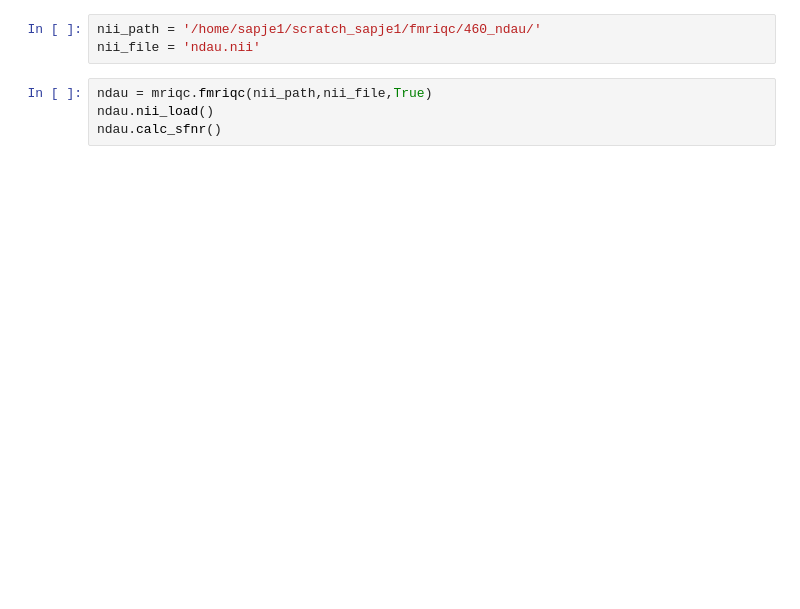
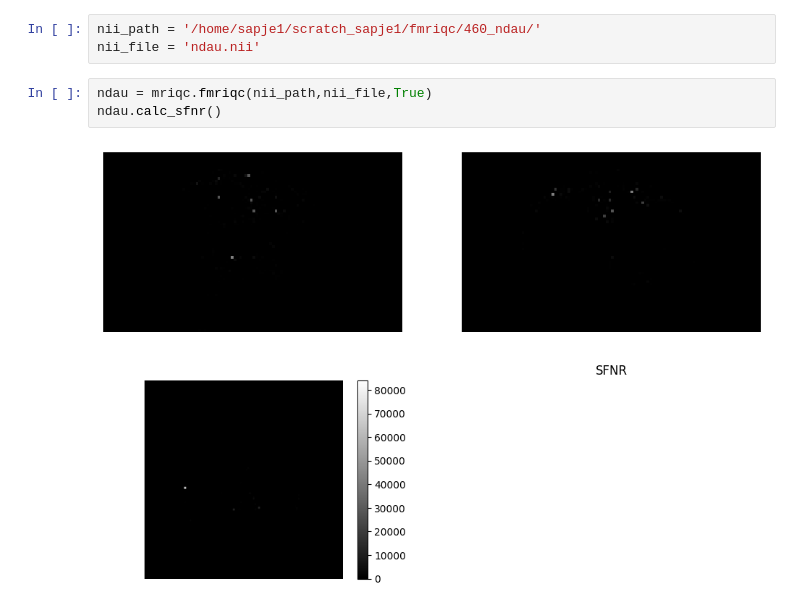
Before and after one commit to cjohnevans/MriQc, a Jupyter notebook: qc/fmriqc.ipynb, the cells around one changed output. Cells and saved outputs as stored; diff of their text form; blank space fills up the shorter version.

```diff
--- a/qc/fmriqc.ipynb
+++ b/qc/fmriqc.ipynb
@@ -37,7 +46,8 @@ nii_path = '/home/sapje1/scratch_sapje1/fmriqc/460_ndau/'
 nii_file = 'ndau.nii'
 # %%
 ndau = mriqc.fmriqc(nii_path,nii_file,True)
-ndau.nii_load()
 ndau.calc_sfnr()
+# %% [output]
+[figure, added]
 # %%
 mriqc.ortho_view(ndau.vol_stdev,'stdev')
```
Also changed, not shown: parts of 39 cells of this notebook, 2 other files.
